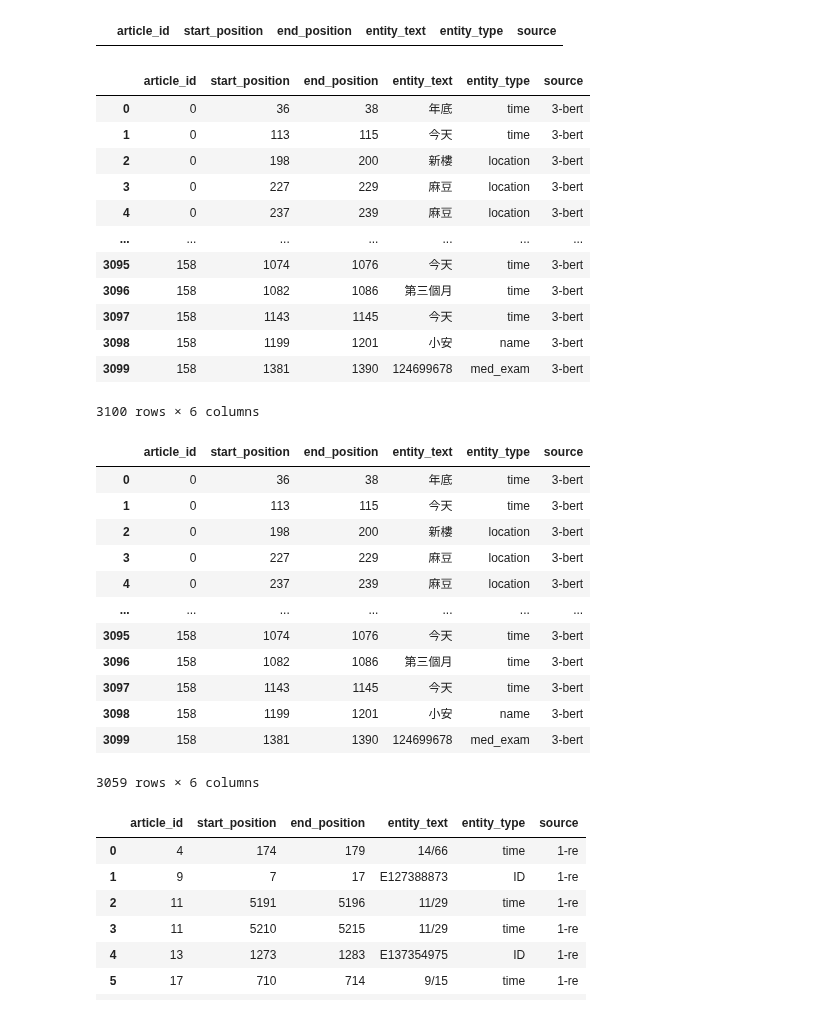
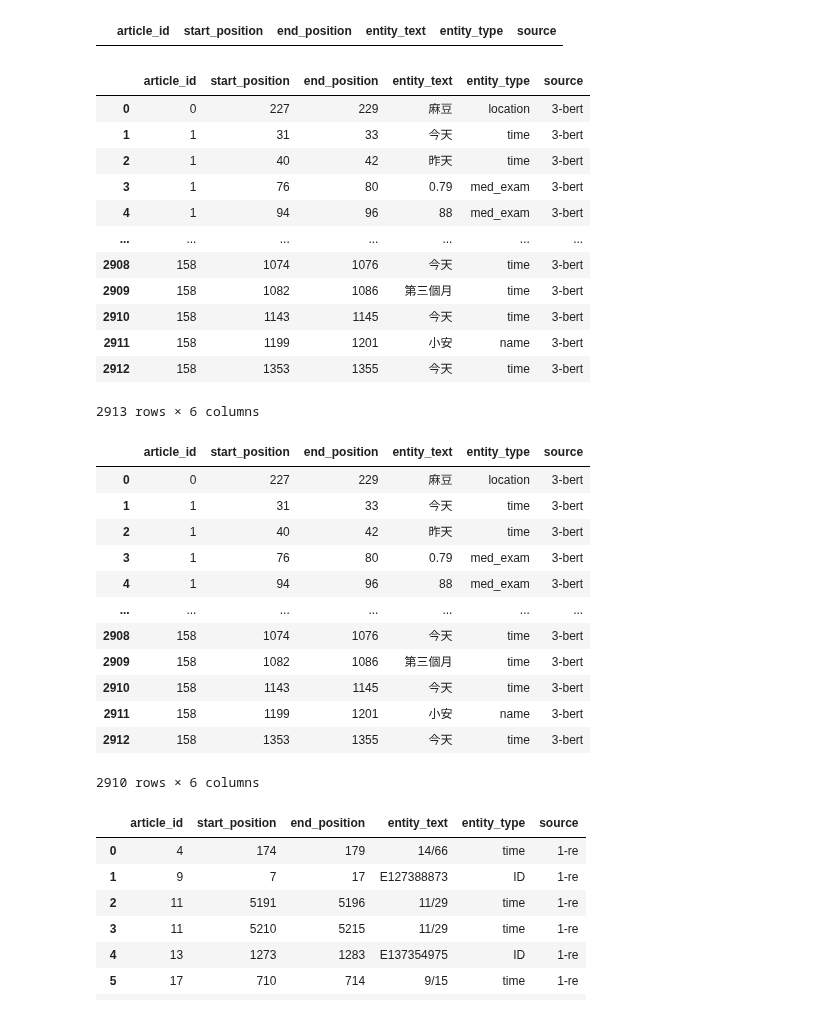
Before and after one commit to wuling31715/2020-AI-CUP, a Jupyter notebook: ensemble/ensemble.ipynb, the cells around one changed output. Saved outputs shown, nothing was run; the diff lists cells and outputs as text; code cells hidden in the pictures.

```diff
--- a/ensemble/ensemble.ipynb
+++ b/ensemble/ensemble.ipynb
@@ -6,23 +6,24 @@ ensemble_df
 # %% [output]
 |  | article_id | start_position | end_position | entity_text | entity_type | source |
 # %%
-bert_df = pd.read_csv('/home/Danny/ai-cup-2020/danny/bert/output/bert-chinese_epoch_512_batch_1024.tsv', sep='\t')
+# bert_df = pd.read_csv('/home/Danny/ai-cup-2020/danny/bert/output/bert-chinese_epoch_512_batch_1024.tsv', sep='\t')
+bert_df = pd.read_csv('/home/Danny/ai-cup-2020/Jeremy/output_dialog.tsv', sep='\t')
 bert_df['source'] = '3-bert'
 bert_df
 # %% [output]
 |  | article_id | start_position | end_position | entity_text | entity_type | source |
-| 0 | 0 | 36 | 38 | 年底 | time | 3-bert |
-| 1 | 0 | 113 | 115 | 今天 | time | 3-bert |
-| 2 | 0 | 198 | 200 | 新樓 | location | 3-bert |
-| 3 | 0 | 227 | 229 | 麻豆 | location | 3-bert |
-| 4 | 0 | 237 | 239 | 麻豆 | location | 3-bert |
+| 0 | 0 | 227 | 229 | 麻豆 | location | 3-bert |
+| 1 | 1 | 31 | 33 | 今天 | time | 3-bert |
+| 2 | 1 | 40 | 42 | 昨天 | time | 3-bert |
+| 3 | 1 | 76 | 80 | 0.79 | med_exam | 3-bert |
+| 4 | 1 | 94 | 96 | 88 | med_exam | 3-bert |
 | ... | ... | ... | ... | ... | ... | ... |
-| 3095 | 158 | 1074 | 1076 | 今天 | time | 3-bert |
-| 3096 | 158 | 1082 | 1086 | 第三個月 | time | 3-bert |
-| 3097 | 158 | 1143 | 1145 | 今天 | time | 3-bert |
-| 3098 | 158 | 1199 | 1201 | 小安 | name | 3-bert |
-| 3099 | 158 | 1381 | 1390 | 124699678 | med_exam | 3-bert |
+| 2908 | 158 | 1074 | 1076 | 今天 | time | 3-bert |
+| 2909 | 158 | 1082 | 1086 | 第三個月 | time | 3-bert |
+| 2910 | 158 | 1143 | 1145 | 今天 | time | 3-bert |
+| 2911 | 158 | 1199 | 1201 | 小安 | name | 3-bert |
+| 2912 | 158 | 1353 | 1355 | 今天 | time | 3-bert |
-3100 rows × 6 columns
+2913 rows × 6 columns
 # %%
 # entity_type_list = pd.unique(bert_df['entity_type']).tolist()
 # for entity_type in entity_type_list:
@@ -33,18 +34,18 @@ bert_df = bert_df.drop(bert_df[bert_df['entity_type'] == 'contact'].index)
 bert_df
 # %% [output]
 |  | article_id | start_position | end_position | entity_text | entity_type | source |
-| 0 | 0 | 36 | 38 | 年底 | time | 3-bert |
-| 1 | 0 | 113 | 115 | 今天 | time | 3-bert |
-| 2 | 0 | 198 | 200 | 新樓 | location | 3-bert |
-| 3 | 0 | 227 | 229 | 麻豆 | location | 3-bert |
-| 4 | 0 | 237 | 239 | 麻豆 | location | 3-bert |
+| 0 | 0 | 227 | 229 | 麻豆 | location | 3-bert |
+| 1 | 1 | 31 | 33 | 今天 | time | 3-bert |
+| 2 | 1 | 40 | 42 | 昨天 | time | 3-bert |
+| 3 | 1 | 76 | 80 | 0.79 | med_exam | 3-bert |
+| 4 | 1 | 94 | 96 | 88 | med_exam | 3-bert |
 | ... | ... | ... | ... | ... | ... | ... |
-| 3095 | 158 | 1074 | 1076 | 今天 | time | 3-bert |
-| 3096 | 158 | 1082 | 1086 | 第三個月 | time | 3-bert |
-| 3097 | 158 | 1143 | 1145 | 今天 | time | 3-bert |
-| 3098 | 158 | 1199 | 1201 | 小安 | name | 3-bert |
-| 3099 | 158 | 1381 | 1390 | 124699678 | med_exam | 3-bert |
+| 2908 | 158 | 1074 | 1076 | 今天 | time | 3-bert |
+| 2909 | 158 | 1082 | 1086 | 第三個月 | time | 3-bert |
+| 2910 | 158 | 1143 | 1145 | 今天 | time | 3-bert |
+| 2911 | 158 | 1199 | 1201 | 小安 | name | 3-bert |
+| 2912 | 158 | 1353 | 1355 | 今天 | time | 3-bert |
-3059 rows × 6 columns
+2910 rows × 6 columns
 # %%
 re_df = pd.read_csv('/home/Danny/ai-cup-2020/regular_expression/regular_expression.tsv', sep='\t')
 re_df
```
Also changed, not shown: parts of 12 cells of this notebook, 8 other files.
